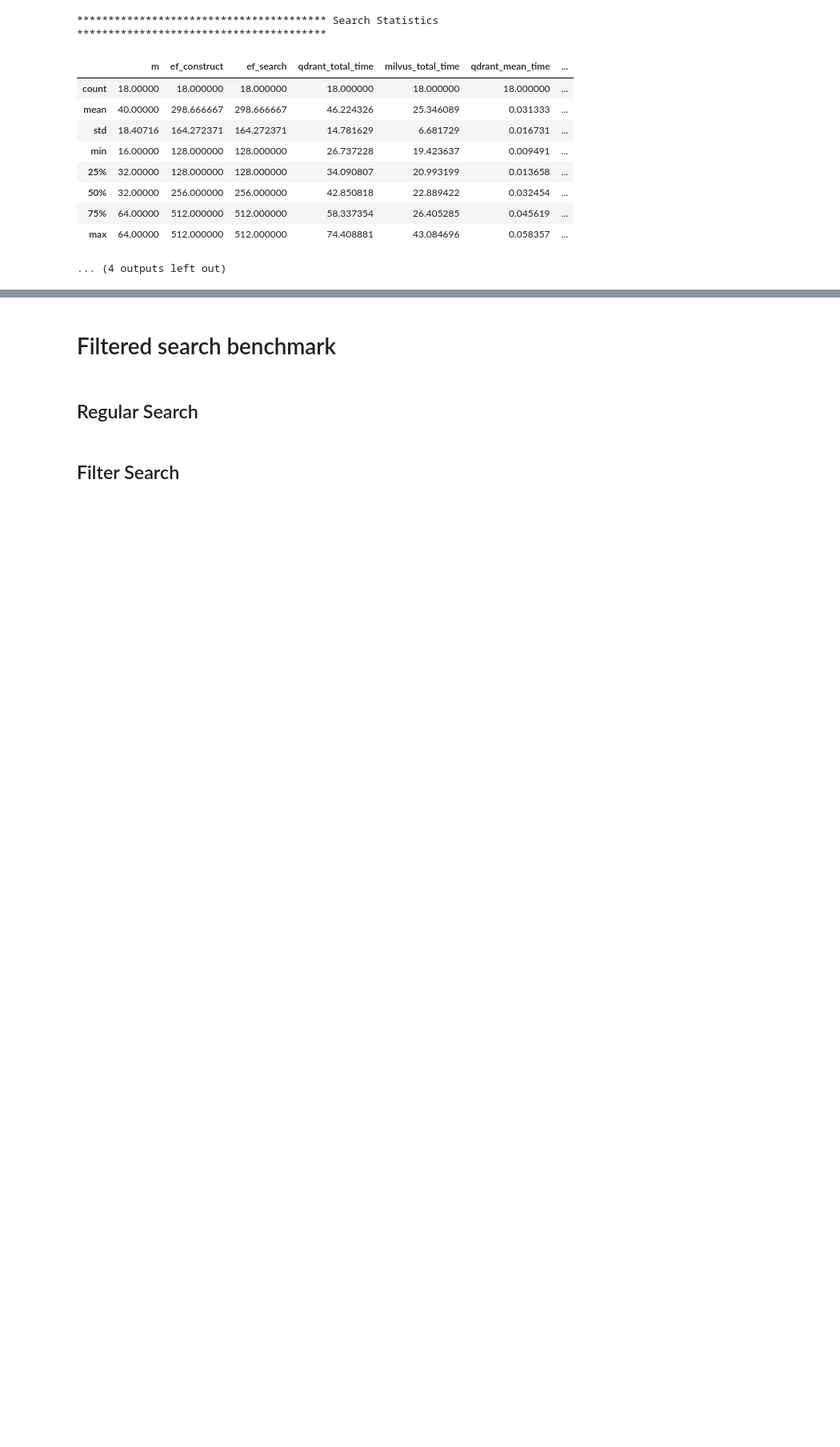
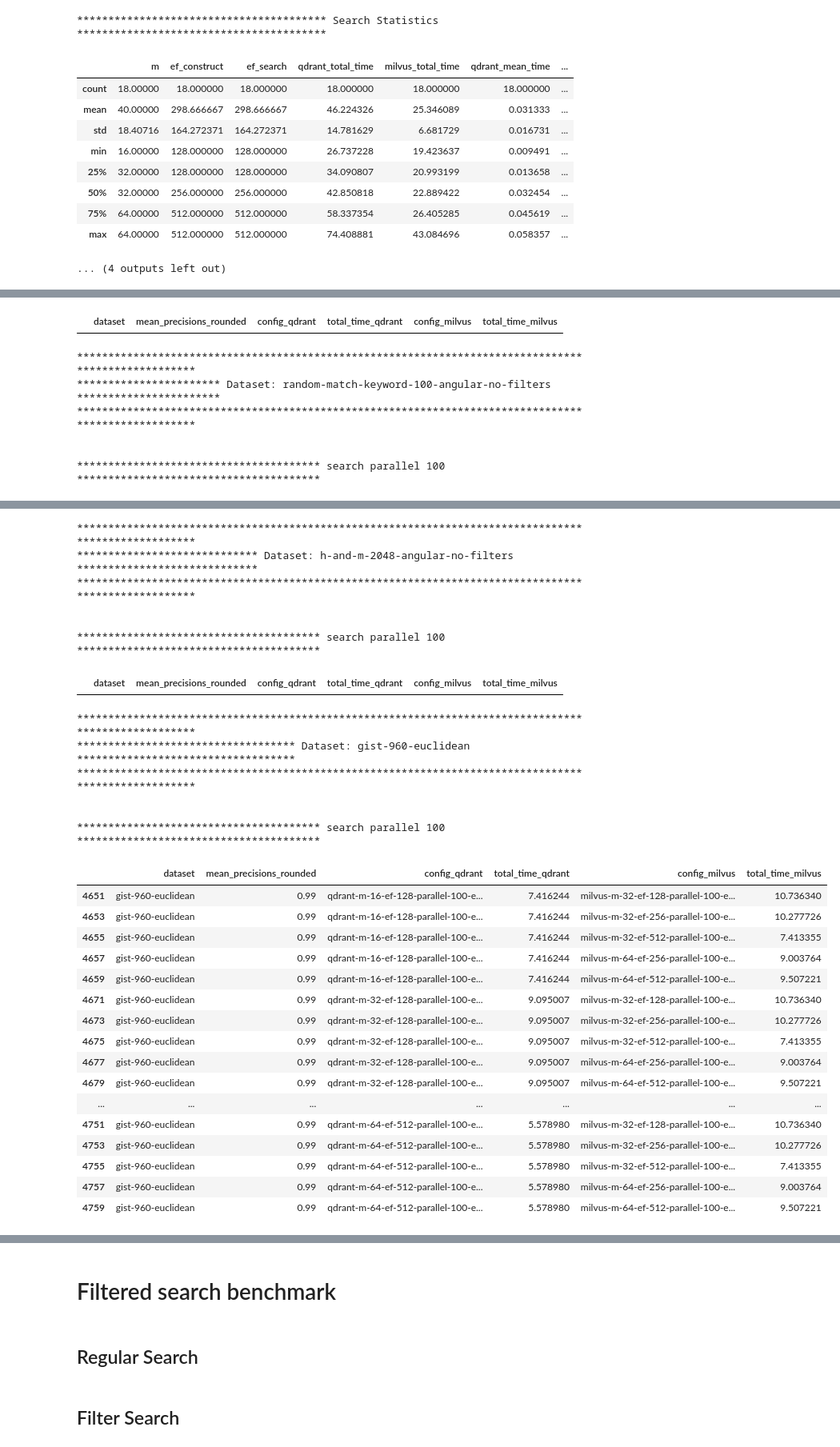
Before and after one commit to ntua-el20069/ADIS-vector-db-benchmark, a Jupyter notebook: results/analysis.ipynb, the cells around one changed output, grey strips where cells are left out. Shown at 80% size. Saved outputs shown, nothing was run; the diff lists cells and outputs as text; code cells hidden in the pictures; blank space fills up the shorter version.

```diff
--- a/results/analysis.ipynb
+++ b/results/analysis.ipynb
@@ -682,0 +731,26 @@ show_results_of_similar_precision(tested_datasets, selected_parallel = 100)
+# %%
+def show_joined_results_of_similar_precision(selected_datasets: list = None, selected_parallel: int = 100, metric: str = "total_time", precision: float = None) -> None:
+    # selected_m = [16, 32, 64]                    # m: possible values [16, 32, 64]
+    # selected_ef_construct = [128, 256, 512]      # ef_construct: possible values [128, 256, 512]
+    # selected_ef_search = [64, 128, 256, 512]     # ef_search: possible values [64, 128, 256, 512] - 64 only for Qdrant
+
+    global merged_df
+    base_metric = 'mean_precisions_rounded'
+
+    for dataset in selected_datasets:
+        print_h1(dataset)
+        print_h2(f"search parallel {selected_parallel}")
+
+        filtered_df = merged_df[
+            (merged_df['dataset'] == dataset) &
+            (merged_df['parallel_search_qdrant'] == selected_parallel) &
+            (merged_df['parallel_search_milvus'] == selected_parallel)
+        ]
+        # filter by precision if provided
+        if precision: filtered_df = filtered_df[ (filtered_df['mean_precisions_rounded'] == precision) ]
+
+        selected_columns = filtered_df[['dataset', base_metric, 'config_qdrant', f'{metric}_qdrant', 'config_milvus', f'{metric}_milvus']]
+        display(selected_columns)
+# %%
+show_joined_results_of_similar_precision(tested_datasets, precision=0.99)
+# %% [output]
@@ -682,0 +763,7 @@ show_results_of_similar_precision(tested_datasets, selected_parallel = 100)
+|  | dataset | mean_precisions_rounded | config_qdrant | total_time_qdrant | config_milvus | total_time_milvus |
+****************************************************************************************************
+*********************** Dataset: random-match-keyword-100-angular-no-filters ***********************
+****************************************************************************************************
+
+
+*************************************** search parallel 100 ***************************************
@@ -682,0 +774,30 @@ show_results_of_similar_precision(tested_datasets, selected_parallel = 100)
+****************************************************************************************************
+***************************** Dataset: h-and-m-2048-angular-no-filters *****************************
+****************************************************************************************************
+
+
+*************************************** search parallel 100 ***************************************
+|  | dataset | mean_precisions_rounded | config_qdrant | total_time_qdrant | config_milvus | total_time_milvus |
+****************************************************************************************************
+*********************************** Dataset: gist-960-euclidean ***********************************
+****************************************************************************************************
+
+
+*************************************** search parallel 100 ***************************************
+|  | dataset | mean_precisions_rounded | config_qdrant | total_time_qdrant | config_milvus | total_time_milvus |
+| 4651 | gist-960-euclidean | 0.99 | qdrant-m-16-ef-128-parallel-100-e... | 7.416244 | milvus-m-32-ef-128-parallel-100-e... | 10.736340 |
+| 4653 | gist-960-euclidean | 0.99 | qdrant-m-16-ef-128-parallel-100-e... | 7.416244 | milvus-m-32-ef-256-parallel-100-e... | 10.277726 |
+| 4655 | gist-960-euclidean | 0.99 | qdrant-m-16-ef-128-parallel-100-e... | 7.416244 | milvus-m-32-ef-512-parallel-100-e... | 7.413355 |
+| 4657 | gist-960-euclidean | 0.99 | qdrant-m-16-ef-128-parallel-100-e... | 7.416244 | milvus-m-64-ef-256-parallel-100-e... | 9.003764 |
+| 4659 | gist-960-euclidean | 0.99 | qdrant-m-16-ef-128-parallel-100-e... | 7.416244 | milvus-m-64-ef-512-parallel-100-e... | 9.507221 |
+| 4671 | gist-960-euclidean | 0.99 | qdrant-m-32-ef-128-parallel-100-e... | 9.095007 | milvus-m-32-ef-128-parallel-100-e... | 10.736340 |
+| 4673 | gist-960-euclidean | 0.99 | qdrant-m-32-ef-128-parallel-100-e... | 9.095007 | milvus-m-32-ef-256-parallel-100-e... | 10.277726 |
+| 4675 | gist-960-euclidean | 0.99 | qdrant-m-32-ef-128-parallel-100-e... | 9.095007 | milvus-m-32-ef-512-parallel-100-e... | 7.413355 |
+| 4677 | gist-960-euclidean | 0.99 | qdrant-m-32-ef-128-parallel-100-e... | 9.095007 | milvus-m-64-ef-256-parallel-100-e... | 9.003764 |
+| 4679 | gist-960-euclidean | 0.99 | qdrant-m-32-ef-128-parallel-100-e... | 9.095007 | milvus-m-64-ef-512-parallel-100-e... | 9.507221 |
+| ... | ... | ... | ... | ... | ... | ... |
+| 4751 | gist-960-euclidean | 0.99 | qdrant-m-64-ef-512-parallel-100-e... | 5.578980 | milvus-m-32-ef-128-parallel-100-e... | 10.736340 |
+| 4753 | gist-960-euclidean | 0.99 | qdrant-m-64-ef-512-parallel-100-e... | 5.578980 | milvus-m-32-ef-256-parallel-100-e... | 10.277726 |
+| 4755 | gist-960-euclidean | 0.99 | qdrant-m-64-ef-512-parallel-100-e... | 5.578980 | milvus-m-32-ef-512-parallel-100-e... | 7.413355 |
+| 4757 | gist-960-euclidean | 0.99 | qdrant-m-64-ef-512-parallel-100-e... | 5.578980 | milvus-m-64-ef-256-parallel-100-e... | 9.003764 |
+| 4759 | gist-960-euclidean | 0.99 | qdrant-m-64-ef-512-parallel-100-e... | 5.578980 | milvus-m-64-ef-512-parallel-100-e... | 9.507221 |
```
Also changed, not shown: parts of 18 cells of this notebook.
